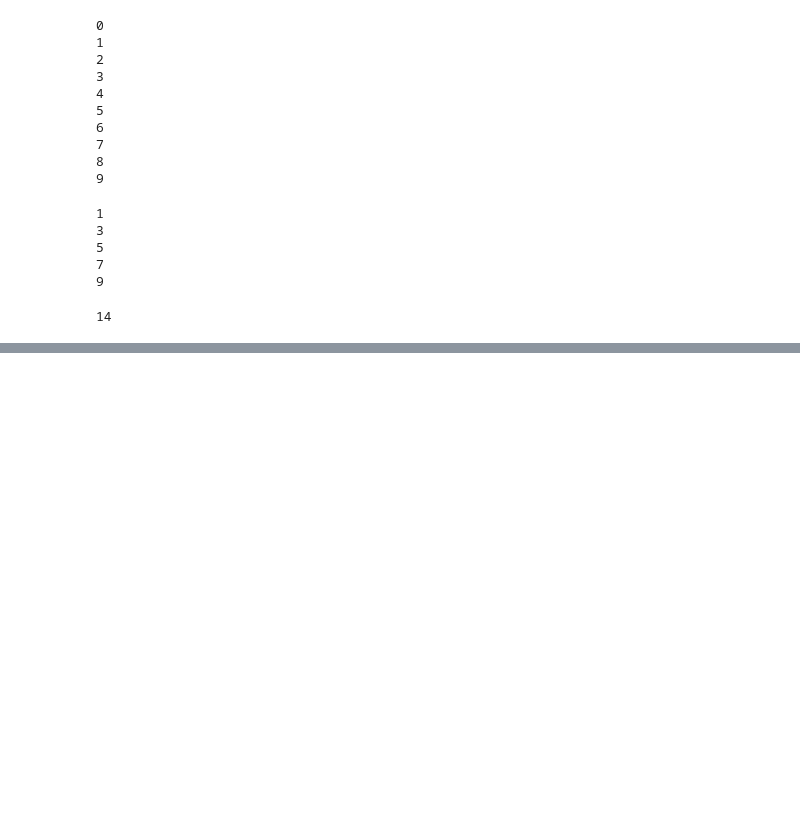
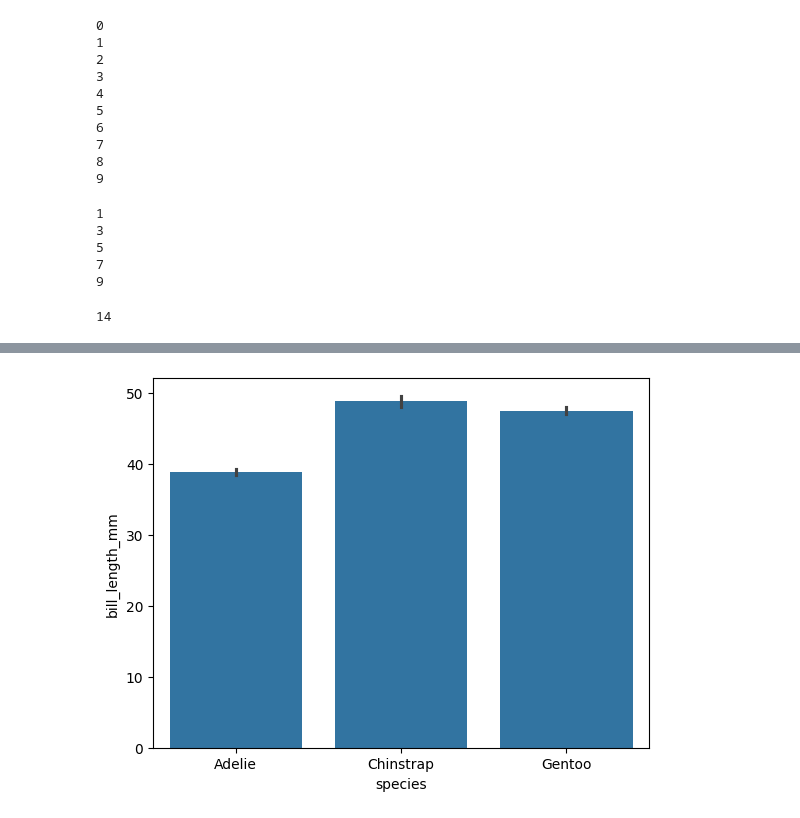
Before and after one commit to vishalshrma6168/ml2, a Jupyter notebook: Untitled.ipynb, the cells around one changed output, grey strips where cells are left out. Cells and saved outputs as stored; diff of their text form; code cells hidden in the pictures; blank space fills up the shorter version.

```diff
--- a/Untitled.ipynb
+++ b/Untitled.ipynb
@@ -1668,0 +1771,3 @@ sum(5,9)
+# %%
+var=sns.load_dataset('penguins')
+var
@@ -1668,0 +1788,5 @@ sum(5,9)
+# %%
+sns.barplot(x=var.species,y=var.bill_length_mm)
+plt.show()
+# %% [output]
+[figure, added]
```
Also changed, not shown: parts of 39 cells of this notebook, 1 other file.
